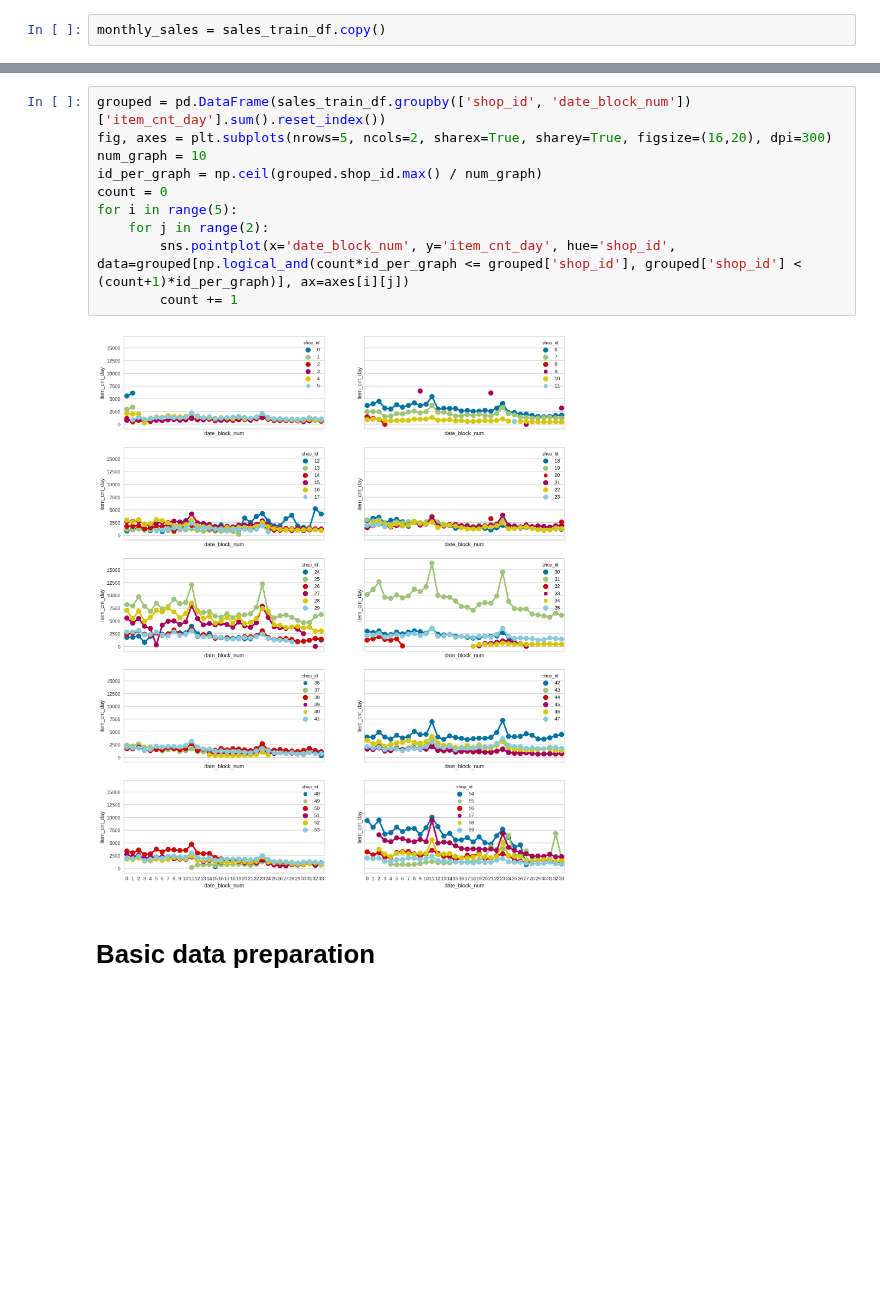
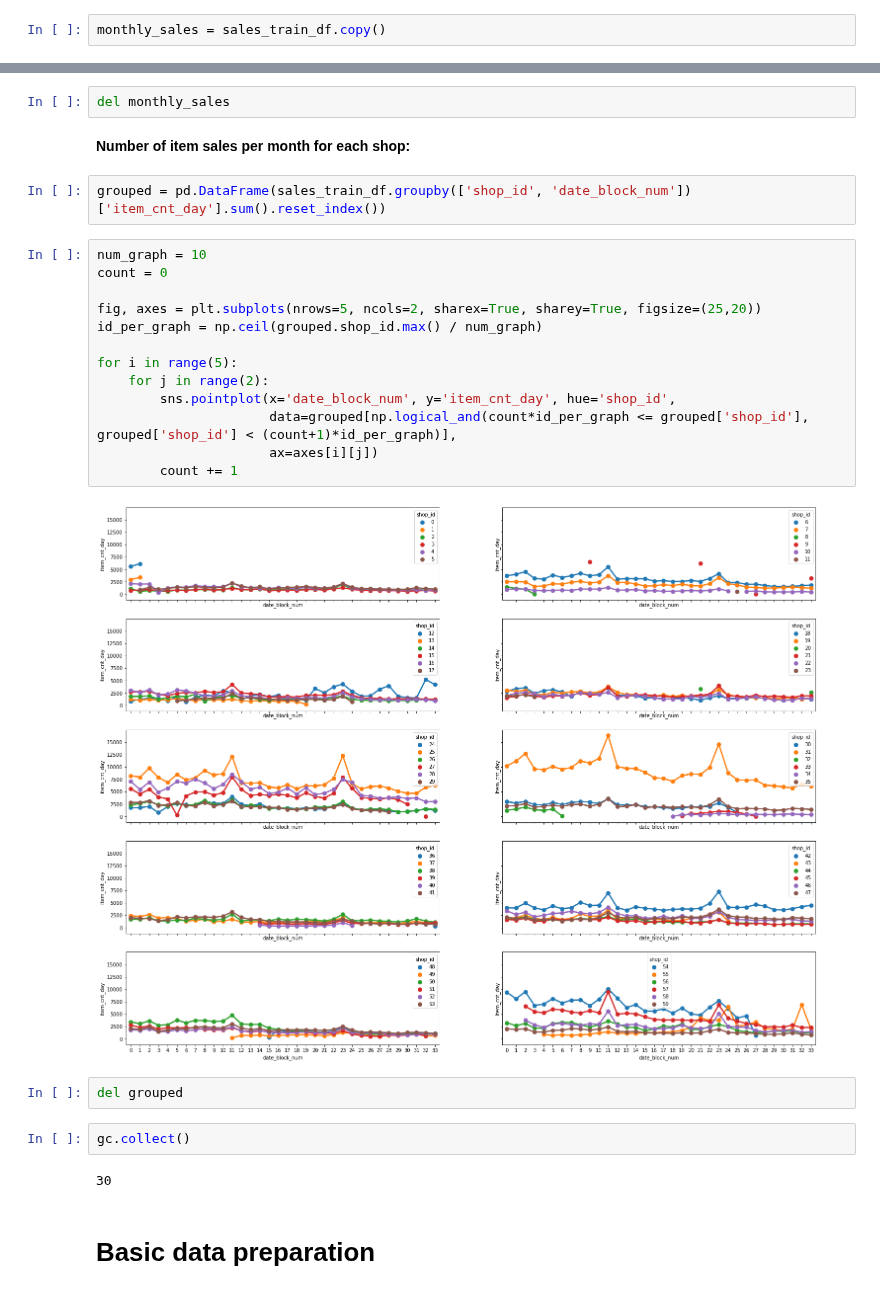
Before and after one commit to kryvokhyzha/examples-and-courses, a Jupyter notebook: How to Win a Data Science Competition/FinalProject/notebooks/main.ipynb, the cells around one changed output, grey strips where cells are left out. Saved outputs shown, nothing was run; the diff lists cells and outputs as text; blank space fills up the shorter version.

```diff
--- a/How to Win a Data Science Competition/FinalProject/notebooks/main.ipynb
+++ b/How to Win a Data Science Competition/FinalProject/notebooks/main.ipynb
@@ -357,14 +430,29 @@ monthly_sales = sales_train_df.copy()
+# %%
+del monthly_sales
+# %% [markdown]
+**Number of item sales per month for each shop:**
+# %%
+grouped = pd.DataFrame(sales_train_df.groupby(['shop_id', 'date_block_num'])['item_cnt_day'].sum().reset_index())
 # %%
-grouped = pd.DataFrame(sales_train_df.groupby(['shop_id', 'date_block_num'])['item_cnt_day'].sum().reset_index())
-fig, axes = plt.subplots(nrows=5, ncols=2, sharex=True, sharey=True, figsize=(16,20), dpi=300)
 num_graph = 10
+count = 0
+
+fig, axes = plt.subplots(nrows=5, ncols=2, sharex=True, sharey=True, figsize=(25,20))
 id_per_graph = np.ceil(grouped.shop_id.max() / num_graph)
-count = 0
+
 for i in range(5):
     for j in range(2):
-        sns.pointplot(x='date_block_num', y='item_cnt_day', hue='shop_id', data=grouped[np.logical_and(count*id_per_graph <= grouped['shop_id'], grouped['shop_id'] < (count+1)*id_per_graph)], ax=axes[i][j])
+        sns.pointplot(x='date_block_num', y='item_cnt_day', hue='shop_id',
+                      data=grouped[np.logical_and(count*id_per_graph <= grouped['shop_id'], grouped['shop_id'] < (count+1)*id_per_graph)],
+                      ax=axes[i][j])
         count += 1
 # %% [output]
-[figure, old version]
+[figure, new version]
+# %%
+del grouped
+# %%
+gc.collect()
+# %% [output]
+30
 # %% [markdown]
 # Basic data preparation
```
Also changed, not shown: parts of 124 cells of this notebook, 1 other file.
